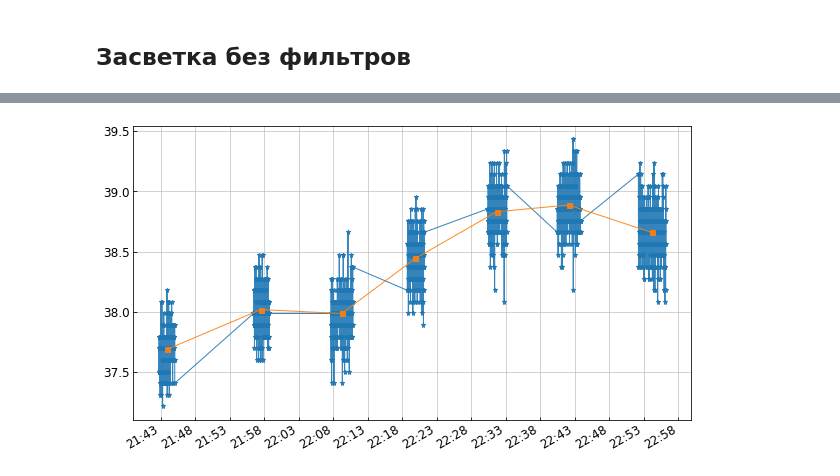
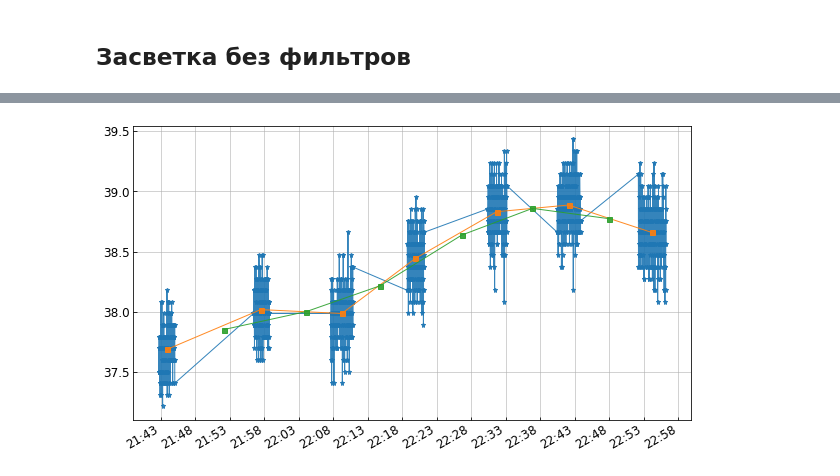
Before and after one commit to bonvech/Sphere, a Jupyter notebook: Detector/SiPM_and_filters.ipynb, the cells around one changed output, grey strips where cells are left out. Saved outputs shown, nothing was run; the diff lists cells and outputs as text; code cells hidden in the pictures.

```diff
--- a/Detector/SiPM_and_filters.ipynb
+++ b/Detector/SiPM_and_filters.ipynb
@@ -287,21 +288,25 @@ time_mean = []
 cur_mean = []
 
 ## выделим данные при w 250 и без фильтров
-for i in range(table.shape[0]):
+for i in range(table.shape[0]-3):
+    part = data[(data.time >= table.begin[i]) & (data.time <= table.end[i])]
+    ## count mean time
+    n = table.loc[i, 'count']
+    table.loc[i,'tmean'] = part.time.loc[part.time.index[0]+n//2]
+
     if (table.name[i] != 'Без_фильтров') or (table.w[i] != 250):
         continue
 
-    part = data[(data.time >= table.begin[i]) & (data.time <= table.end[i])]
     part['timestamp'] = part.date +' ' + part.time
     part['xtime']     = [dt.datetime.strptime(i, '%d.%m.%Y %H:%M:%S') for i in part.timestamp]
-    n = table.loc[i, 'count']
     print(i, n, part.shape, part.xtime.loc[part.xtime.index[0]+n//2] )
 
-    nofilter = pd.concat([nofilter,part])
+    nofilter = pd.concat([nofilter, part])
     cur_mean.append( part.I.mean())
     #time_mean.append(part.xtime.loc[part.xtime.index[0]+n//2] )
     time_mean.append(part.time.loc[part.time.index[0]+n//2] )
 
+
 print(nofilter.shape)
 nofilter.head()
 # %% [output]
@@ -327,3 +334,13 @@ See the caveats in the documentation: http://pandas.pydata.org/pandas-docs/stabl
 | 119 | 08.11.2018 | 21:42:46 | 664.0 | 3705.0 | 474.0 | 1144.0 | -26.76408 | 37.504821 | 4.94 | 7.20 | 36.816751 | ... |
 | 120 | 08.11.2018 | 21:42:47 | 664.0 | 3705.0 | 474.0 | 1145.0 | -26.76408 | 37.504821 | 4.94 | 7.25 | 36.814028 | ... |
 | 121 | 08.11.2018 | 21:42:48 | 663.0 | 3703.0 | 474.0 | 1145.0 | -26.77936 | 37.697648 | 4.94 | 7.25 | 37.006855 | ... |
+# %%
+cur_filter_mean = []
+time_filter_mean = []
+for i in range(table.shape[0]-1):
+
+    if (table.name[i] != 'Без_фильтров') and (table.w[i] == 250):
+        cur = 0.5 * (table.I[i-1] + table.I[i+1])
+        print(i,cur, table.I[i-1],table.I[i+1])
+        cur_filter_mean.append(cur)
+        time_filter_mean.append(table.tmean[i])
@@ -330,16 +358,20 @@ See the caveats in the documentation: http://pandas.pydata.org/pandas-docs/stabl
 # %%
 fig, ax = plt.subplots()
 
 xx = [dt.datetime.strptime(i, '%H:%M:%S') for i in nofilter.time]
 ax.plot(xx, nofilter.I, '-*', alpha=0.9)
 
 xxx = [dt.datetime.strptime(i, '%H:%M:%S') for i in time_mean]
 ax.plot(xxx, cur_mean, '-s', alpha=0.9)
 
+xxf = [dt.datetime.strptime(i, '%H:%M:%S') for i in time_filter_mean]
+ax.plot(xxf, cur_filter_mean, '-s', alpha=0.9)
+
+
 #ax.set_xticks(nofilter.timestamp)
 ax.xaxis.set_major_locator(dates.MinuteLocator(interval=5))  # <--- NOTE!
 ax.xaxis.set_major_formatter(dates.DateFormatter("%H:%M"))
 fig.autofmt_xdate()
 plt.grid()
 # %% [output]
-[figure, old version]
+[figure, new version]
```
Also changed, not shown: parts of 14 cells of this notebook.
